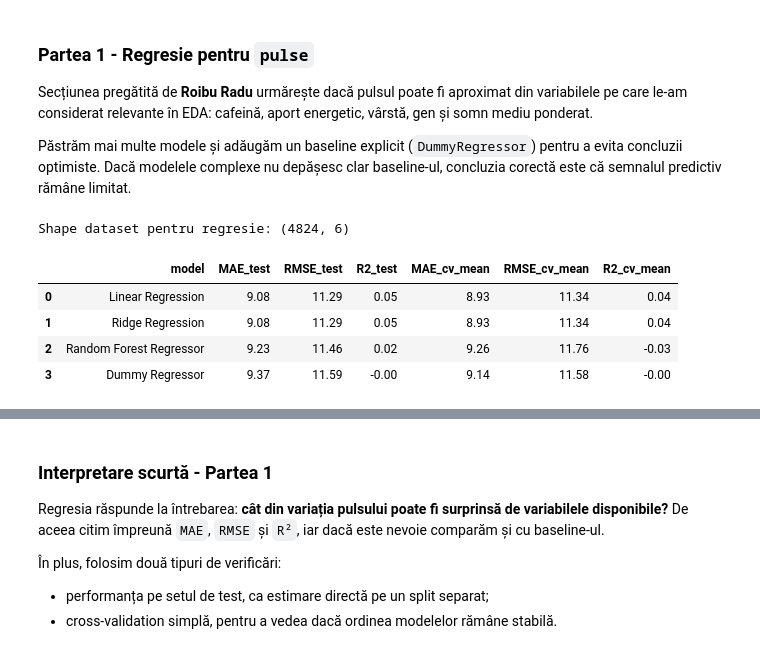
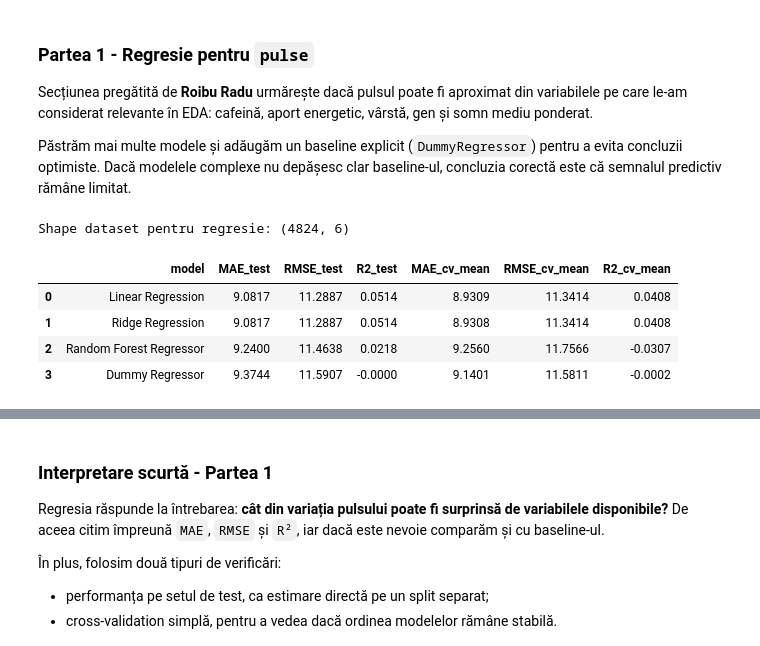
Before and after one commit to RaduRoibu23/AAD-Project, a Jupyter notebook: AAD_checkpoint_1_2.ipynb, the cells around one changed output, grey strips where cells are left out. Cells and saved outputs as stored; diff of their text form; code cells hidden in the pictures.

```diff
--- a/AAD_checkpoint_1_2.ipynb
+++ b/AAD_checkpoint_1_2.ipynb
@@ -1844,6 +1844,17 @@ from sklearn.preprocessing import OneHotEncoder
 feature_columns = ["caffeine_mg", "energy_kcal", "age", "gender", "avg_sleep_hours"]
 numeric_features = ["caffeine_mg", "energy_kcal", "age", "avg_sleep_hours"]
 categorical_features = ["gender"]
+feature_display_names = {
+    "caffeine_mg": "Cafeină (mg)",
+    "energy_kcal": "Energie (kcal)",
+    "age": "Vârstă (ani)",
+    "avg_sleep_hours": "Somn mediu ponderat (ore)",
+}
+category_value_labels = {
+    "Female": "feminin",
+    "Male": "masculin",
+    "Unknown": "necunoscut",
+}
 
 
 def build_preprocessor(scale_numeric=True):
@@ -1853,7 +1864,7 @@ def build_preprocessor(scale_numeric=True):
 
     categorical_transformer = Pipeline(steps=[
         ("imputer", SimpleImputer(strategy="most_frequent")),
-        ("onehot", OneHotEncoder(handle_unknown="ignore")),
+        ("onehot", OneHotEncoder(drop="if_binary", handle_unknown="ignore")),
     ])
 
     return ColumnTransformer(
@@ -1862,6 +1873,35 @@ def build_preprocessor(scale_numeric=True):
             ("cat", categorical_transformer, categorical_features),
         ]
     )
+
+
+def humanize_category_value(value):
+    return category_value_labels.get(value, str(value).replace("_", " ").lower())
+
+
+def clean_feature_name(raw_name, encoder=None):
+    cleaned_name = raw_name.replace("num__", "").replace("cat__", "")
+
+    if cleaned_name.startswith("gender_"):
+        level = cleaned_name.split("_", 1)[1]
+        label = f"Gen: {humanize_category_value(level)}"
+        if encoder is not None and getattr(encoder, "drop", None) == "if_binary":
+            reference_levels = [cat for cat in encoder.categories_[0] if str(cat) != level]
+            if reference_levels:
+                return f"{label} (față de {humanize_category_value(reference_levels[0])})"
+        return label
+
+    return feature_display_names.get(cleaned_name, cleaned_name.replace("_", " ").title())
+
+
+def get_clean_feature_names(preprocessor):
+    encoder = preprocessor.named_transformers_["cat"].named_steps["onehot"]
+    raw_feature_names = preprocessor.get_feature_names_out()
+    clean_feature_names = [
+        clean_feature_name(name, encoder=encoder)
+        for name in raw_feature_names
+    ]
+    return raw_feature_names, clean_feature_names
 
 
 reg_df = analysis_df[feature_columns + ["pulse"]].copy()
@@ -1929,39 +1969,42 @@ for model_name, model in regression_models.items():
         "model": model_name,
         "MAE_test": mean_absolute_error(y_test_reg, y_pred),
         "RMSE_test": np.sqrt(mean_squared_error(y_test_reg, y_pred)),
         "R2_test": r2_score(y_test_reg, y_pred),
         "MAE_cv_mean": -cv_scores["test_MAE"].mean(),
         "RMSE_cv_mean": -cv_scores["test_RMSE"].mean(),
         "R2_cv_mean": cv_scores["test_R2"].mean(),
     })
 
 regression_results = (
     pd.DataFrame(regression_rows)
     .sort_values(["RMSE_test", "MAE_test", "R2_test"], ascending=[True, True, False])
     .reset_index(drop=True)
-    .round(3)
 )
 
 best_regression_model_name = regression_results.iloc[0]["model"]
 best_regression_model = fitted_regression_models[best_regression_model_name]
 best_regression_pred = regression_predictions[best_regression_model_name]
 residuals_best_regression = y_test_reg - best_regression_pred
 
 regression_interpretable_model_name = (
     best_regression_model_name
     if best_regression_model_name != "Dummy Regressor"
     else regression_results.loc[regression_results["model"] != "Dummy Regressor", "model"].iloc[0]
 )
 regression_interpretable_model = fitted_regression_models[regression_interpretable_model_name]
 
-display(regression_results)
+regression_results_display = regression_results.copy()
+for metric_col in ["MAE_test", "RMSE_test", "R2_test", "MAE_cv_mean", "RMSE_cv_mean", "R2_cv_mean"]:
+    regression_results_display[metric_col] = regression_results_display[metric_col].map(lambda x: f"{x:.4f}")
+
+display(regression_results_display)
 # %% [output]
 Shape dataset pentru regresie: (4824, 6)
 |  | model | MAE_test | RMSE_test | R2_test | MAE_cv_mean | RMSE_cv_mean | R2_cv_mean |
-| 0 | Linear Regression | 9.08 | 11.29 | 0.05 | 8.93 | 11.34 | 0.04 |
-| 1 | Ridge Regression | 9.08 | 11.29 | 0.05 | 8.93 | 11.34 | 0.04 |
-| 2 | Random Forest Regressor | 9.23 | 11.46 | 0.02 | 9.26 | 11.76 | -0.03 |
-| 3 | Dummy Regressor | 9.37 | 11.59 | -0.00 | 9.14 | 11.58 | -0.00 |
+| 0 | Linear Regression | 9.0817 | 11.2887 | 0.0514 | 8.9309 | 11.3414 | 0.0408 |
+| 1 | Ridge Regression | 9.0817 | 11.2887 | 0.0514 | 8.9308 | 11.3414 | 0.0408 |
+| 2 | Random Forest Regressor | 9.2400 | 11.4638 | 0.0218 | 9.2560 | 11.7566 | -0.0307 |
+| 3 | Dummy Regressor | 9.3744 | 11.5907 | -0.0000 | 9.1401 | 11.5811 | -0.0002 |
 # %%
 fig, axes = plt.subplots(1, 3, figsize=(18, 4.8))
 
```
Also changed, not shown: parts of 7 cells of this notebook.
